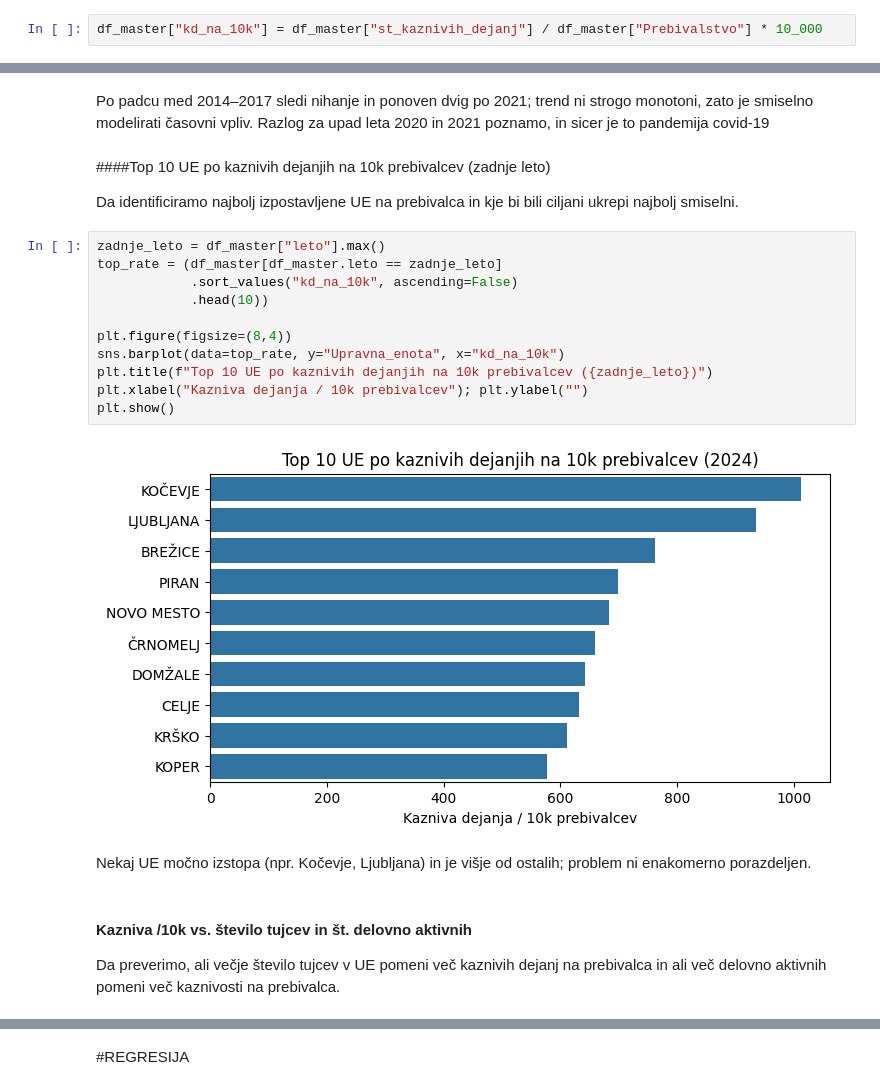
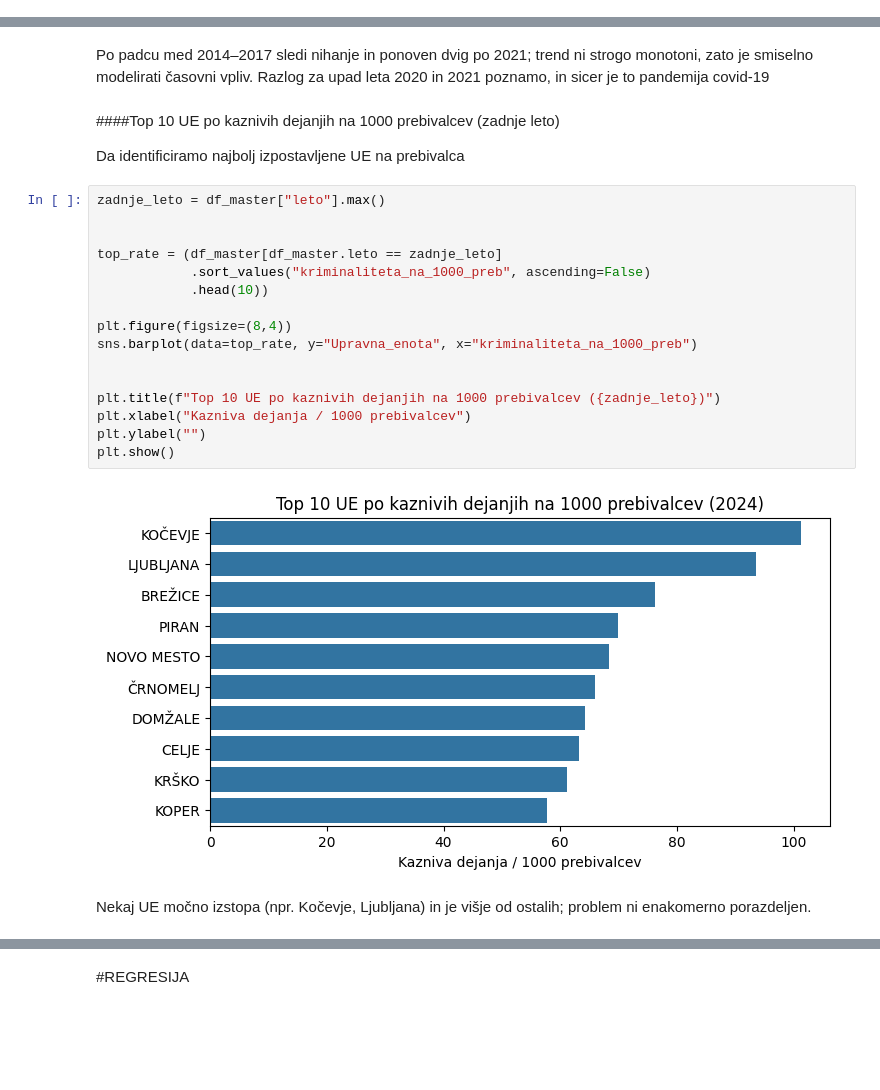
Before and after one commit to matijag13/kriminaliteta, a Jupyter notebook: ISSU_Projekt_Gusel.ipynb, the cells around one changed output, grey strips where cells are left out. Cells and saved outputs as stored; diff of their text form; blank space fills up the shorter version.

```diff
--- a/ISSU_Projekt_Gusel.ipynb
+++ b/ISSU_Projekt_Gusel.ipynb
@@ -593,2 +642,0 @@ dtype: float64
-# %%
-df_master["kd_na_10k"] = df_master["st_kaznivih_dejanj"] / df_master["Prebivalstvo"] * 10_000
@@ -607,25 +657,26 @@ plt.show()
 # %% [markdown]
  Po padcu med 2014–2017 sledi nihanje in ponoven dvig po 2021; trend ni strogo monotoni, zato je smiselno modelirati časovni vpliv. Razlog za upad leta 2020 in 2021 poznamo, in sicer je to pandemija covid-19
 # %% [markdown]
-####Top 10 UE po kaznivih dejanjih na 10k prebivalcev (zadnje leto)
+####Top 10 UE po kaznivih dejanjih na 1000 prebivalcev (zadnje leto)
 
-Da identificiramo najbolj izpostavljene UE na prebivalca in kje bi bili ciljani ukrepi najbolj smiselni.
+Da identificiramo najbolj izpostavljene UE na prebivalca
 # %%
 zadnje_leto = df_master["leto"].max()
+
+
 top_rate = (df_master[df_master.leto == zadnje_leto]
-            .sort_values("kd_na_10k", ascending=False)
+            .sort_values("kriminaliteta_na_1000_preb", ascending=False)
             .head(10))
 
 plt.figure(figsize=(8,4))
-sns.barplot(data=top_rate, y="Upravna_enota", x="kd_na_10k")
-plt.title(f"Top 10 UE po kaznivih dejanjih na 10k prebivalcev ({zadnje_leto})")
-plt.xlabel("Kazniva dejanja / 10k prebivalcev"); plt.ylabel("")
+sns.barplot(data=top_rate, y="Upravna_enota", x="kriminaliteta_na_1000_preb")
+
+
+plt.title(f"Top 10 UE po kaznivih dejanjih na 1000 prebivalcev ({zadnje_leto})")
+plt.xlabel("Kazniva dejanja / 1000 prebivalcev")
+plt.ylabel("")
 plt.show()
 # %% [output]
-[figure, old version]
+[figure, new version]
 # %% [markdown]
 Nekaj UE močno izstopa (npr. Kočevje, Ljubljana) in je višje od ostalih; problem ni enakomerno porazdeljen.
-# %% [markdown]
-#### Kazniva /10k vs. število tujcev in  št. delovno aktivnih
-
-Da preverimo, ali večje število tujcev v UE pomeni več kaznivih dejanj na prebivalca in ali več delovno aktivnih pomeni več kaznivosti na prebivalca.
```
Also changed, not shown: parts of 59 cells of this notebook.
